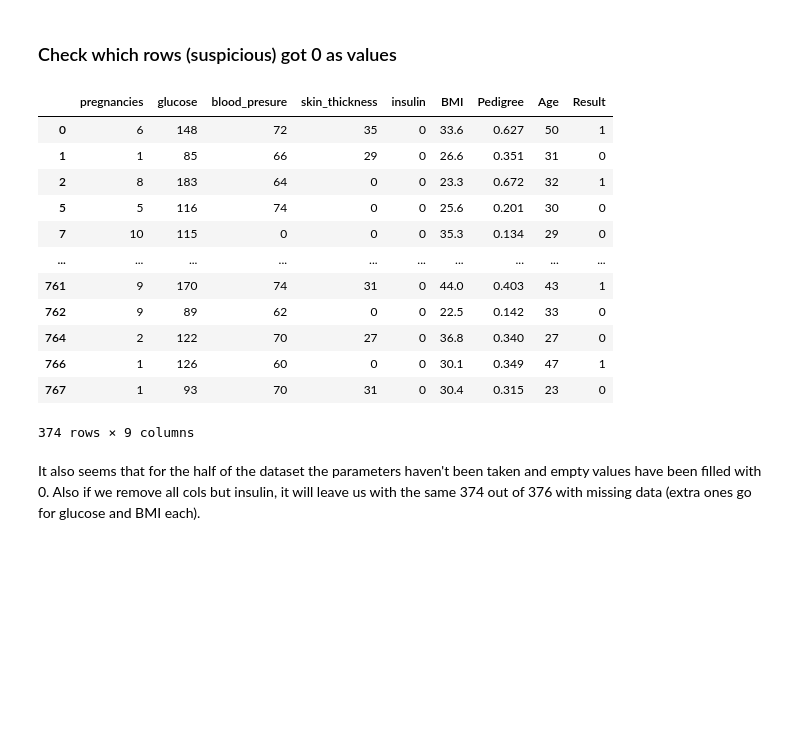
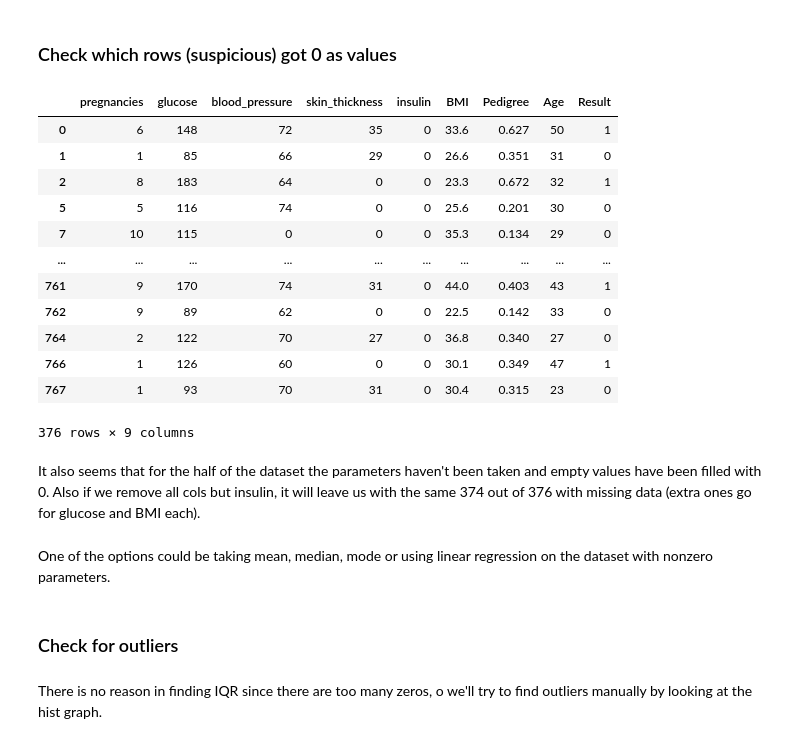
Before and after one commit to Dimildizio/DArc_course, a Jupyter notebook: EDA/PimaKaggle/Pima_indians_kaggle.ipynb, the cells around one changed output. Cells and saved outputs as stored; diff of their text form; code cells hidden in the pictures; blank space fills up the shorter version.

```diff
--- a/EDA/PimaKaggle/Pima_indians_kaggle.ipynb
+++ b/EDA/PimaKaggle/Pima_indians_kaggle.ipynb
@@ -136,9 +137,9 @@ Looks like we got some outliers as well as some BMI, skin_thickness, insulin, bl
 # %% [markdown]
 ### Check which rows (suspicious) got 0 as values
 # %%
-data[(data['insulin']==0) | (data['BMI']==0) | (data['skin_thickness']==0) | (data['blood_presure']==0) | (data['glucose']==0)]
+data[(data['insulin']==0) | (data['BMI']==0) | (data['skin_thickness']==0) | (data['blood_pressure']==0) | (data['glucose']==0)]
 # %% [output]
-|  | pregnancies | glucose | blood_presure | skin_thickness | insulin | BMI | Pedigree | Age | Result |
+|  | pregnancies | glucose | blood_pressure | skin_thickness | insulin | BMI | Pedigree | Age | Result |
 | 0 | 6 | 148 | 72 | 35 | 0 | 33.6 | 0.627 | 50 | 1 |
 | 1 | 1 | 85 | 66 | 29 | 0 | 26.6 | 0.351 | 31 | 0 |
 | 2 | 8 | 183 | 64 | 0 | 0 | 23.3 | 0.672 | 32 | 1 |
@@ -150,7 +151,13 @@ data[(data['insulin']==0) | (data['BMI']==0) | (data['skin_thickness']==0) | (da
 | 764 | 2 | 122 | 70 | 27 | 0 | 36.8 | 0.340 | 27 | 0 |
 | 766 | 1 | 126 | 60 | 0 | 0 | 30.1 | 0.349 | 47 | 1 |
 | 767 | 1 | 93 | 70 | 31 | 0 | 30.4 | 0.315 | 23 | 0 |
-374 rows × 9 columns
+376 rows × 9 columns
 # %% [markdown]
 It also seems that for the half of the dataset the parameters haven't been taken and empty values have been filled with 0.
 Also if we remove all cols but insulin, it will leave us with the same 374 out of 376 with missing data (extra ones go for glucose and BMI each).
+# %% [markdown]
+One of the options could be taking mean, median, mode or using linear regression on the dataset with nonzero parameters.
+# %% [markdown]
+### Check for outliers
+# %% [markdown]
+There is no reason in finding IQR since there are too many zeros, o we'll try to find outliers manually by looking at the hist graph.
```
Also changed, not shown: parts of 49 cells of this notebook.
